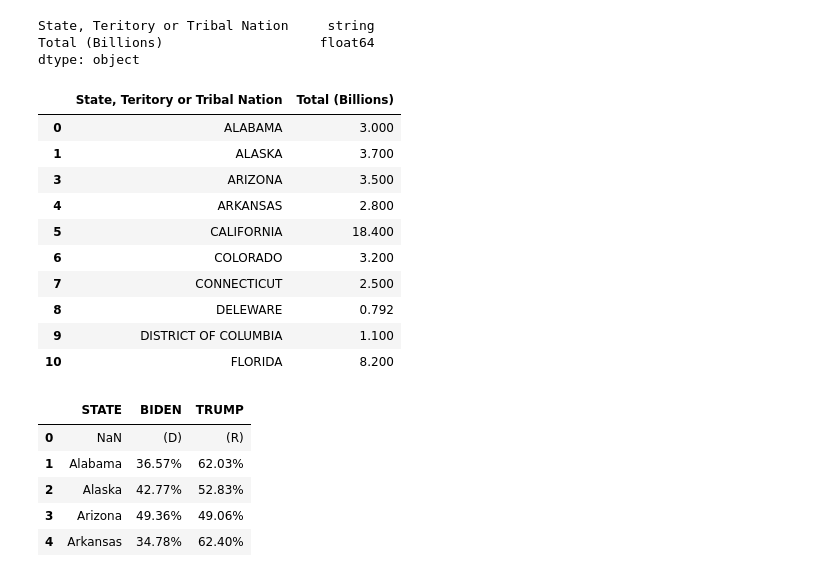
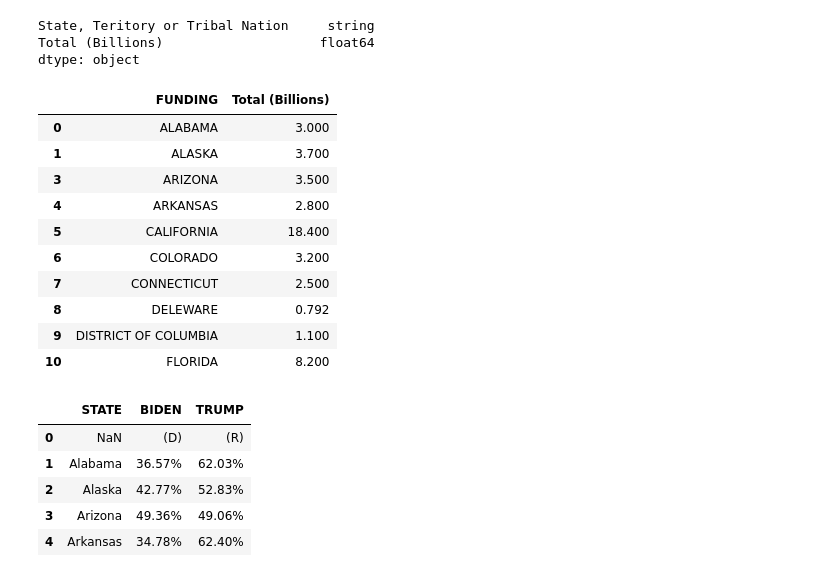
Before and after one commit to himalayahall/DATA608, a Jupyter notebook: Story 1/Story1.ipynb, the cells around one changed output. Saved outputs shown, nothing was run; the diff lists cells and outputs as text; code cells hidden in the pictures.

```diff
--- a/Story 1/Story1.ipynb
+++ b/Story 1/Story1.ipynb
@@ -34,9 +34,11 @@ Total (Billions)                    float64
 dtype: object
 # %%
 funding_ds = funding_ds[funding_ds['State, Teritory or Tribal Nation'] != 'AMERICAN SAMOA']
+funding_ds.columns.values[0] = 'STATE'
+funding_ds.columns.values[0] = 'FUNDING'
 funding_ds.head(n=10)
 # %% [output]
-|  | State, Teritory or Tribal Nation | Total (Billions) |
+|  | FUNDING | Total (Billions) |
 | 0 | ALABAMA | 3.000 |
 | 1 | ALASKA | 3.700 |
 | 3 | ARIZONA | 3.500 |
```
Also changed, not shown: parts of 3 cells of this notebook.
